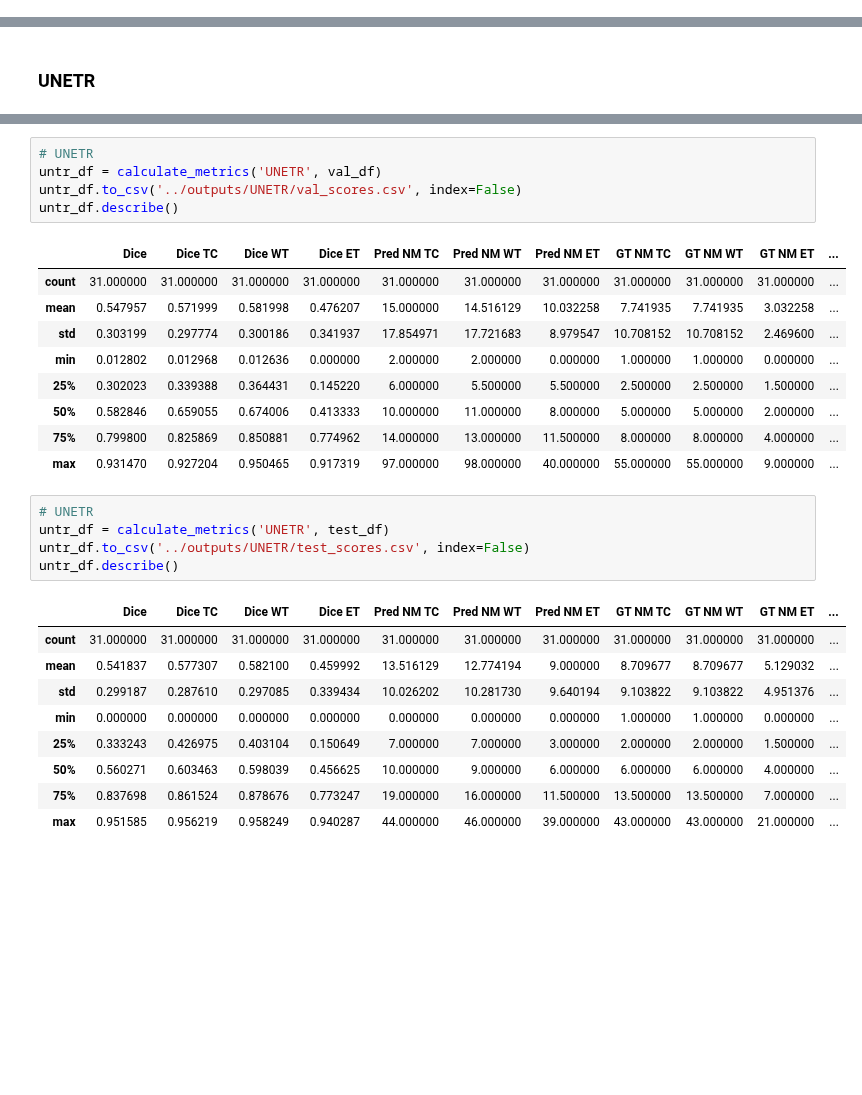
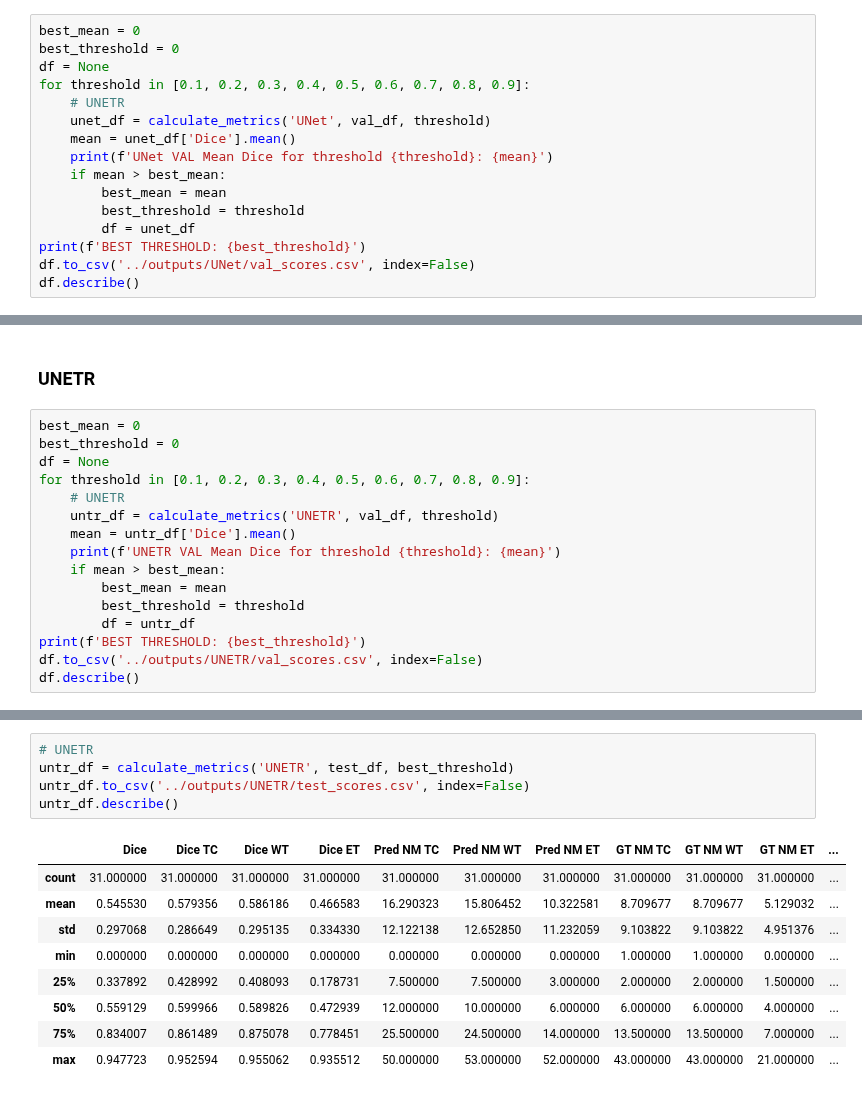
Before and after one commit to NachoGV/Semantic-Segmentation-of-Brain-Metastases-in-MRI-Scans, a Jupyter notebook: utils/results_generator.ipynb, the cells around one changed output, grey strips where cells are left out. Cells and saved outputs as stored; diff of their text form; blank space fills up the shorter version.

```diff
--- a/utils/results_generator.ipynb
+++ b/utils/results_generator.ipynb
@@ -161,2 +203,18 @@ segresnet_df.describe()
 # %% [markdown]
 ### UNet
+# %%
+best_mean = 0
+best_threshold = 0
+df = None
+for threshold in [0.1, 0.2, 0.3, 0.4, 0.5, 0.6, 0.7, 0.8, 0.9]:
+    # UNETR
+    unet_df = calculate_metrics('UNet', val_df, threshold)
+    mean = unet_df['Dice'].mean()
+    print(f'UNet VAL Mean Dice for threshold {threshold}: {mean}')
+    if mean > best_mean:
+        best_mean = mean
+        best_threshold = threshold
+        df = unet_df
+print(f'BEST THRESHOLD: {best_threshold}')
+df.to_csv('../outputs/UNet/val_scores.csv', index=False)
+df.describe()
@@ -193,2 +256,18 @@ unet_df.describe()
 # %% [markdown]
 ### UNETR
+# %%
+best_mean = 0
+best_threshold = 0
+df = None
+for threshold in [0.1, 0.2, 0.3, 0.4, 0.5, 0.6, 0.7, 0.8, 0.9]:
+    # UNETR
+    untr_df = calculate_metrics('UNETR', val_df, threshold)
+    mean = untr_df['Dice'].mean()
+    print(f'UNETR VAL Mean Dice for threshold {threshold}: {mean}')
+    if mean > best_mean:
+        best_mean = mean
+        best_threshold = threshold
+        df = untr_df
+print(f'BEST THRESHOLD: {best_threshold}')
+df.to_csv('../outputs/UNETR/val_scores.csv', index=False)
+df.describe()
@@ -195,30 +294,15 @@ unet_df.describe()
 # %%
 # UNETR
-untr_df = calculate_metrics('UNETR', val_df)
-untr_df.to_csv('../outputs/UNETR/val_scores.csv', index=False)
+untr_df = calculate_metrics('UNETR', test_df, best_threshold)
+untr_df.to_csv('../outputs/UNETR/test_scores.csv', index=False)
 untr_df.describe()
 # %% [output]
 |  | Dice | Dice TC | Dice WT | Dice ET | Pred NM TC | Pred NM WT | Pred NM ET | GT NM TC | GT NM WT | GT NM ET | ... |
 | count | 31.000000 | 31.000000 | 31.000000 | 31.000000 | 31.000000 | 31.000000 | 31.000000 | 31.000000 | 31.000000 | 31.000000 | ... |
-| mean | 0.547957 | 0.571999 | 0.581998 | 0.476207 | 15.000000 | 14.516129 | 10.032258 | 7.741935 | 7.741935 | 3.032258 | ... |
-| std | 0.303199 | 0.297774 | 0.300186 | 0.341937 | 17.854971 | 17.721683 | 8.979547 | 10.708152 | 10.708152 | 2.469600 | ... |
-| min | 0.012802 | 0.012968 | 0.012636 | 0.000000 | 2.000000 | 2.000000 | 0.000000 | 1.000000 | 1.000000 | 0.000000 | ... |
-| 25% | 0.302023 | 0.339388 | 0.364431 | 0.145220 | 6.000000 | 5.500000 | 5.500000 | 2.500000 | 2.500000 | 1.500000 | ... |
-| 50% | 0.582846 | 0.659055 | 0.674006 | 0.413333 | 10.000000 | 11.000000 | 8.000000 | 5.000000 | 5.000000 | 2.000000 | ... |
-| 75% | 0.799800 | 0.825869 | 0.850881 | 0.774962 | 14.000000 | 13.000000 | 11.500000 | 8.000000 | 8.000000 | 4.000000 | ... |
-| max | 0.931470 | 0.927204 | 0.950465 | 0.917319 | 97.000000 | 98.000000 | 40.000000 | 55.000000 | 55.000000 | 9.000000 | ... |
+| mean | 0.545530 | 0.579356 | 0.586186 | 0.466583 | 16.290323 | 15.806452 | 10.322581 | 8.709677 | 8.709677 | 5.129032 | ... |
+| std | 0.297068 | 0.286649 | 0.295135 | 0.334330 | 12.122138 | 12.652850 | 11.232059 | 9.103822 | 9.103822 | 4.951376 | ... |
+| min | 0.000000 | 0.000000 | 0.000000 | 0.000000 | 0.000000 | 0.000000 | 0.000000 | 1.000000 | 1.000000 | 0.000000 | ... |
+| 25% | 0.337892 | 0.428992 | 0.408093 | 0.178731 | 7.500000 | 7.500000 | 3.000000 | 2.000000 | 2.000000 | 1.500000 | ... |
+| 50% | 0.559129 | 0.599966 | 0.589826 | 0.472939 | 12.000000 | 10.000000 | 6.000000 | 6.000000 | 6.000000 | 4.000000 | ... |
+| 75% | 0.834007 | 0.861489 | 0.875078 | 0.778451 | 25.500000 | 24.500000 | 14.000000 | 13.500000 | 13.500000 | 7.000000 | ... |
+| max | 0.947723 | 0.952594 | 0.955062 | 0.935512 | 50.000000 | 53.000000 | 52.000000 | 43.000000 | 43.000000 | 21.000000 | ... |
-# %%
-# UNETR
-untr_df = calculate_metrics('UNETR', test_df)
-untr_df.to_csv('../outputs/UNETR/test_scores.csv', index=False)
-untr_df.describe()
-# %% [output]
-|  | Dice | Dice TC | Dice WT | Dice ET | Pred NM TC | Pred NM WT | Pred NM ET | GT NM TC | GT NM WT | GT NM ET | ... |
-| count | 31.000000 | 31.000000 | 31.000000 | 31.000000 | 31.000000 | 31.000000 | 31.000000 | 31.000000 | 31.000000 | 31.000000 | ... |
-| mean | 0.541837 | 0.577307 | 0.582100 | 0.459992 | 13.516129 | 12.774194 | 9.000000 | 8.709677 | 8.709677 | 5.129032 | ... |
-| std | 0.299187 | 0.287610 | 0.297085 | 0.339434 | 10.026202 | 10.281730 | 9.640194 | 9.103822 | 9.103822 | 4.951376 | ... |
-| min | 0.000000 | 0.000000 | 0.000000 | 0.000000 | 0.000000 | 0.000000 | 0.000000 | 1.000000 | 1.000000 | 0.000000 | ... |
-| 25% | 0.333243 | 0.426975 | 0.403104 | 0.150649 | 7.000000 | 7.000000 | 3.000000 | 2.000000 | 2.000000 | 1.500000 | ... |
-| 50% | 0.560271 | 0.603463 | 0.598039 | 0.456625 | 10.000000 | 9.000000 | 6.000000 | 6.000000 | 6.000000 | 4.000000 | ... |
-| 75% | 0.837698 | 0.861524 | 0.878676 | 0.773247 | 19.000000 | 16.000000 | 11.500000 | 13.500000 | 13.500000 | 7.000000 | ... |
-| max | 0.951585 | 0.956219 | 0.958249 | 0.940287 | 44.000000 | 46.000000 | 39.000000 | 43.000000 | 43.000000 | 21.000000 | ... |
```
Also changed, not shown: parts of 12 cells of this notebook, 21 other files.
